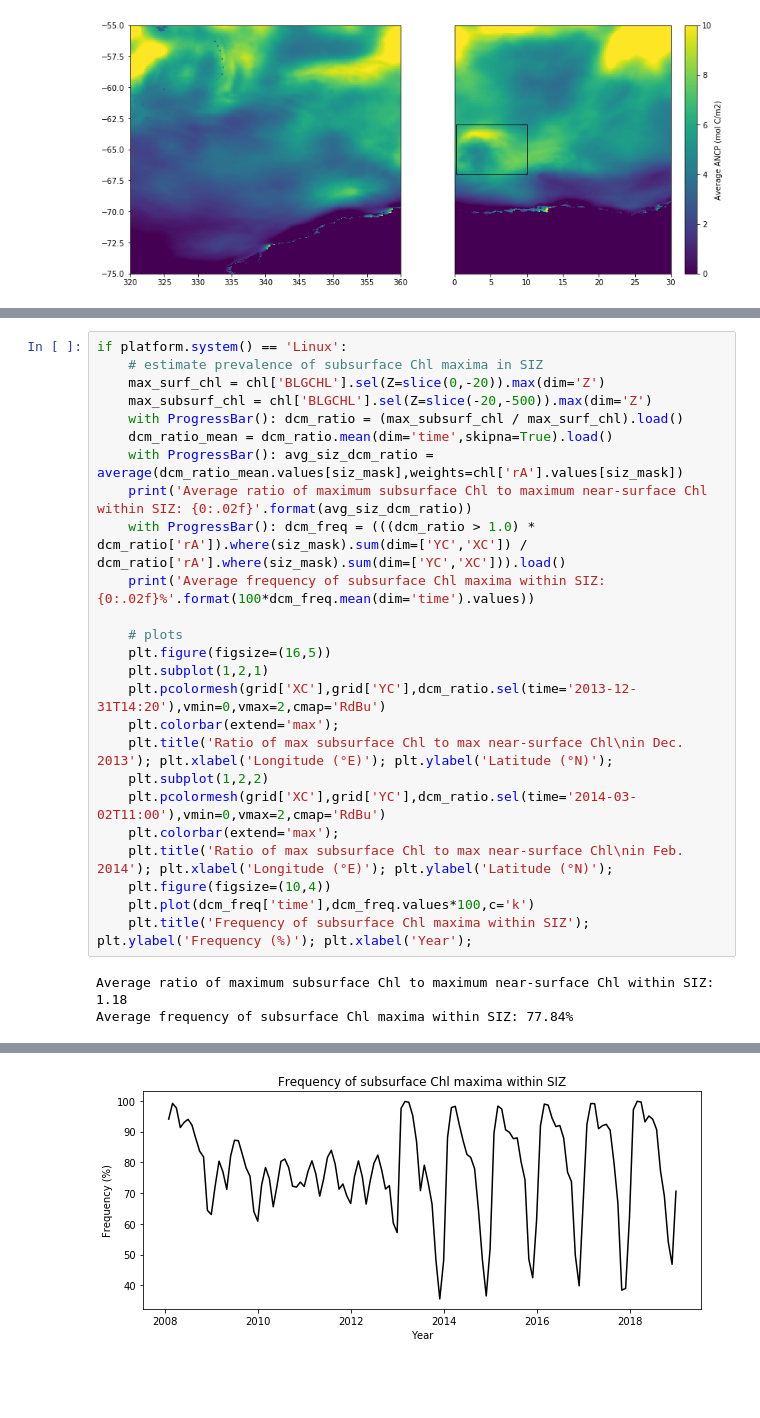
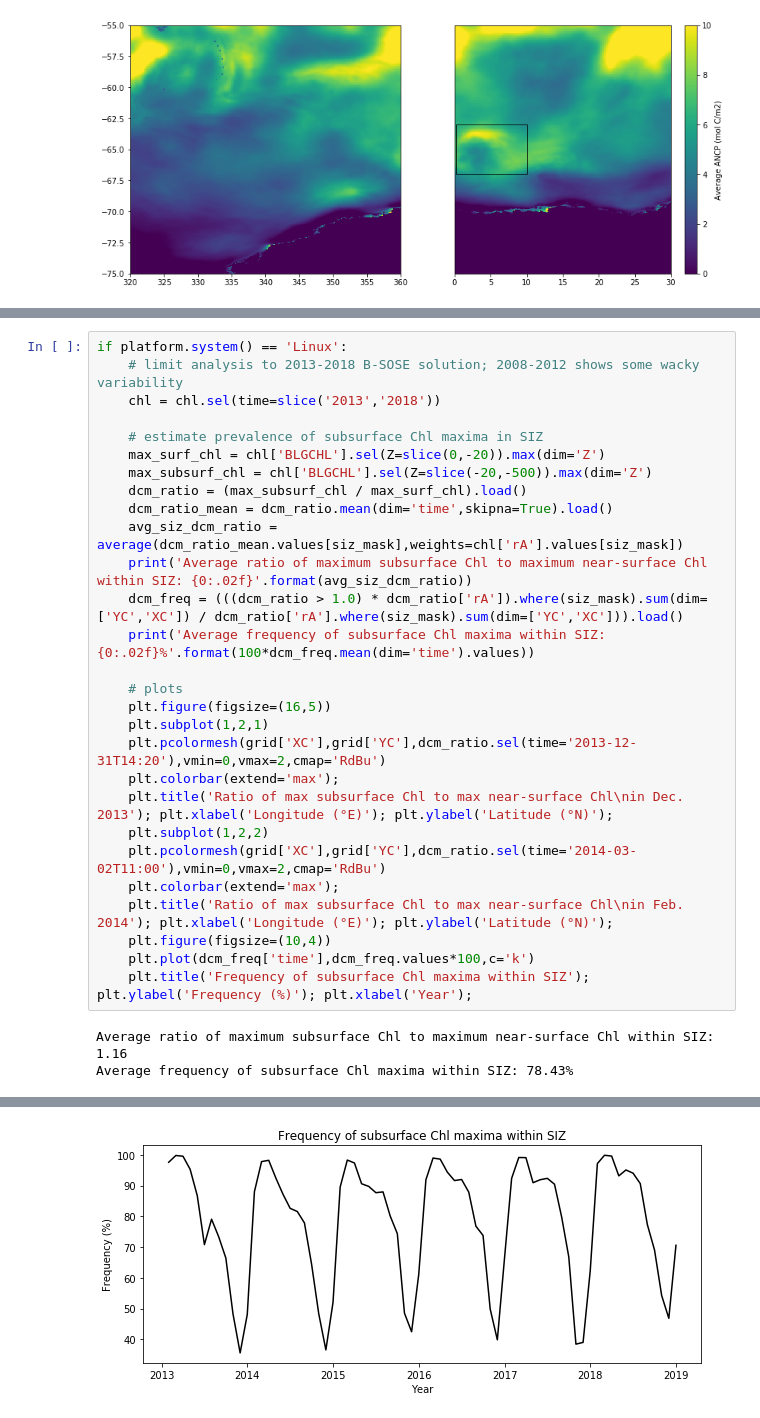
Before and after one commit to ethan-campbell/Weddell_phyto_paper, a Jupyter notebook: bsose_weddell_analysis.py.ipynb, the cells around one changed output, grey strips where cells are left out. Saved outputs shown, nothing was run; the diff lists cells and outputs as text; blank space fills up the shorter version.

Commit message:
Subsurface Chl analysis updates

```diff
--- a/bsose_weddell_analysis.py.ipynb
+++ b/bsose_weddell_analysis.py.ipynb
@@ -162,31 +162,34 @@ Contribution of Maud Rise region to Weddell Sea ANCP: 3.75%
 Contribution of Maud Rise region to Weddell Sea SIZ area: 3.23%
 # %%
 if platform.system() == 'Linux':
+    # limit analysis to 2013-2018 B-SOSE solution; 2008-2012 shows some wacky variability
+    chl = chl.sel(time=slice('2013','2018'))
+
     # estimate prevalence of subsurface Chl maxima in SIZ
     max_surf_chl = chl['BLGCHL'].sel(Z=slice(0,-20)).max(dim='Z')
     max_subsurf_chl = chl['BLGCHL'].sel(Z=slice(-20,-500)).max(dim='Z')
-    with ProgressBar(): dcm_ratio = (max_subsurf_chl / max_surf_chl).load()
+    dcm_ratio = (max_subsurf_chl / max_surf_chl).load()
     dcm_ratio_mean = dcm_ratio.mean(dim='time',skipna=True).load()
-    with ProgressBar(): avg_siz_dcm_ratio = average(dcm_ratio_mean.values[siz_mask],weights=chl['rA'].values[siz_mask])
+    avg_siz_dcm_ratio = average(dcm_ratio_mean.values[siz_mask],weights=chl['rA'].values[siz_mask])
     print('Average ratio of maximum subsurface Chl to maximum near-surface Chl within SIZ: {0:.02f}'.format(avg_siz_dcm_ratio))
-    with ProgressBar(): dcm_freq = (((dcm_ratio > 1.0) * dcm_ratio['rA']).where(siz_mask).sum(dim=['YC','XC']) / dcm_ratio['rA'].where(siz_mask).sum(dim=['YC','XC'])).load()
+    dcm_freq = (((dcm_ratio > 1.0) * dcm_ratio['rA']).where(siz_mask).sum(dim=['YC','XC']) / dcm_ratio['rA'].where(siz_mask).sum(dim=['YC','XC'])).load()
     print('Average frequency of subsurface Chl maxima within SIZ: {0:.02f}%'.format(100*dcm_freq.mean(dim='time').values))
 
     # plots
     plt.figure(figsize=(16,5))
     plt.subplot(1,2,1)
     plt.pcolormesh(grid['XC'],grid['YC'],dcm_ratio.sel(time='2013-12-31T14:20'),vmin=0,vmax=2,cmap='RdBu')
     plt.colorbar(extend='max');
     plt.title('Ratio of max subsurface Chl to max near-surface Chl\nin Dec. 2013'); plt.xlabel('Longitude (°E)'); plt.ylabel('Latitude (°N)');
     plt.subplot(1,2,2)
     plt.pcolormesh(grid['XC'],grid['YC'],dcm_ratio.sel(time='2014-03-02T11:00'),vmin=0,vmax=2,cmap='RdBu')
     plt.colorbar(extend='max');
     plt.title('Ratio of max subsurface Chl to max near-surface Chl\nin Feb. 2014'); plt.xlabel('Longitude (°E)'); plt.ylabel('Latitude (°N)');
     plt.figure(figsize=(10,4))
     plt.plot(dcm_freq['time'],dcm_freq.values*100,c='k')
     plt.title('Frequency of subsurface Chl maxima within SIZ'); plt.ylabel('Frequency (%)'); plt.xlabel('Year');
 # %% [output]
-Average ratio of maximum subsurface Chl to maximum near-surface Chl within SIZ: 1.18
-Average frequency of subsurface Chl maxima within SIZ: 77.84%
+Average ratio of maximum subsurface Chl to maximum near-surface Chl within SIZ: 1.16
+Average frequency of subsurface Chl maxima within SIZ: 78.43%
 [figure]
-[figure, old version]
+[figure, new version]
```
Also changed, not shown: parts of 1 cell of this notebook.
